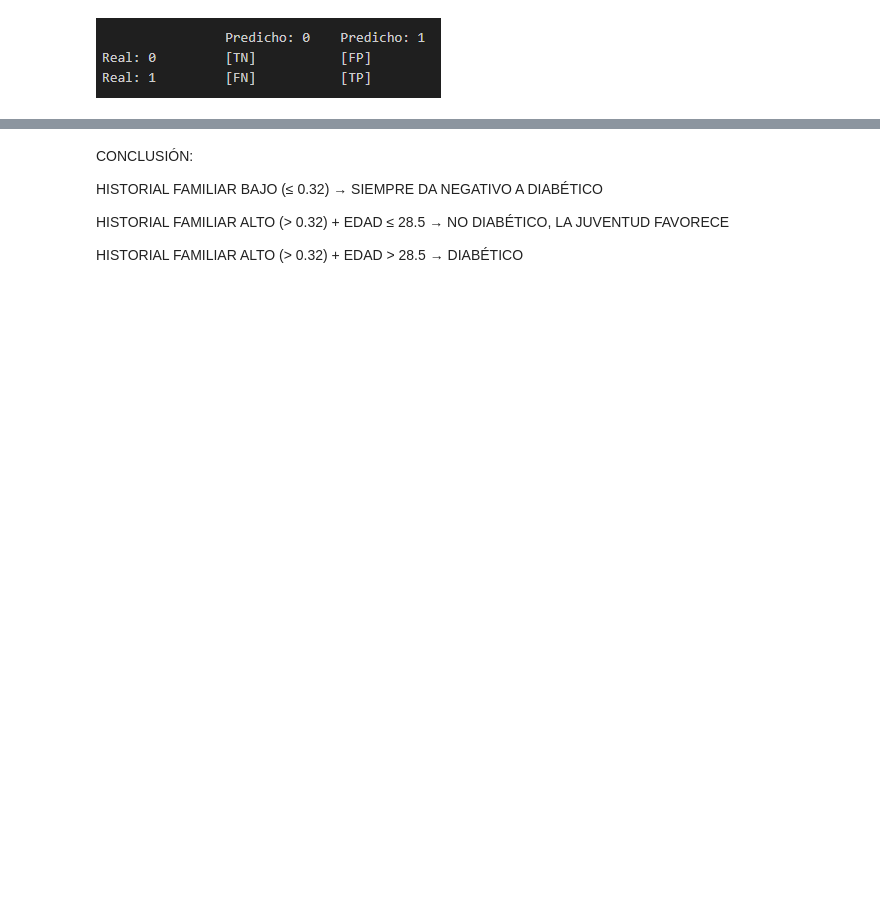
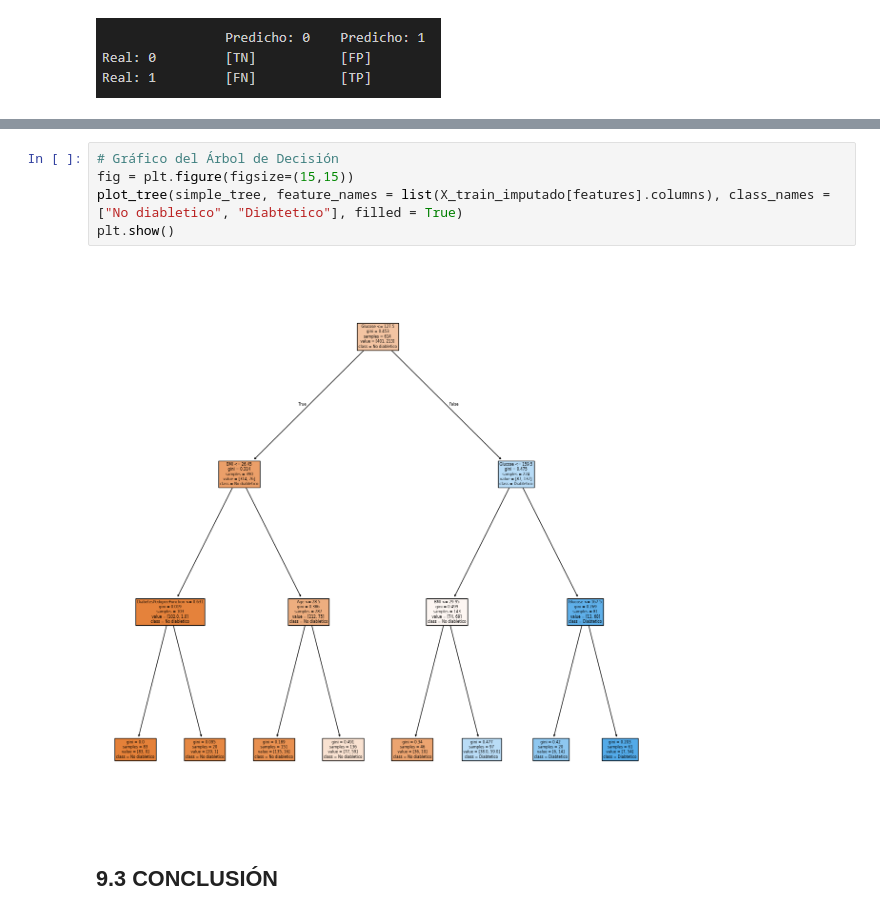
Before and after one commit to 4GeeksAcademy/cathycaz-intro-ml, a Jupyter notebook: src/04-decission-tree..ipynb, the cells around one changed output, grey strips where cells are left out. Drawn from its saved outputs; the diff is of its cells as text; blank space fills up the shorter version.

```diff
--- a/src/04-decission-tree..ipynb
+++ b/src/04-decission-tree..ipynb
@@ -1256,8 +1242,9 @@ print(text_representation)
-# %% [markdown]
-CONCLUSIÓN:
-
-HISTORIAL FAMILIAR BAJO (≤ 0.32) → SIEMPRE DA NEGATIVO A DIABÉTICO
-
-HISTORIAL FAMILIAR ALTO (> 0.32) + EDAD ≤ 28.5 → NO DIABÉTICO, LA JUVENTUD FAVORECE
-
-HISTORIAL FAMILIAR ALTO (> 0.32) + EDAD > 28.5 → DIABÉTICO
+# %%
+# Gráfico del Árbol de Decisión
+fig = plt.figure(figsize=(15,15))
+plot_tree(simple_tree, feature_names = list(X_train_imputado[features].columns), class_names = ["No diabletico", "Diabtetico"], filled = True)
+plt.show()
+# %% [output]
+[figure, added]
+# %% [markdown]
+## 9.3 CONCLUSIÓN
```
Also changed, not shown: parts of 16 cells of this notebook.
